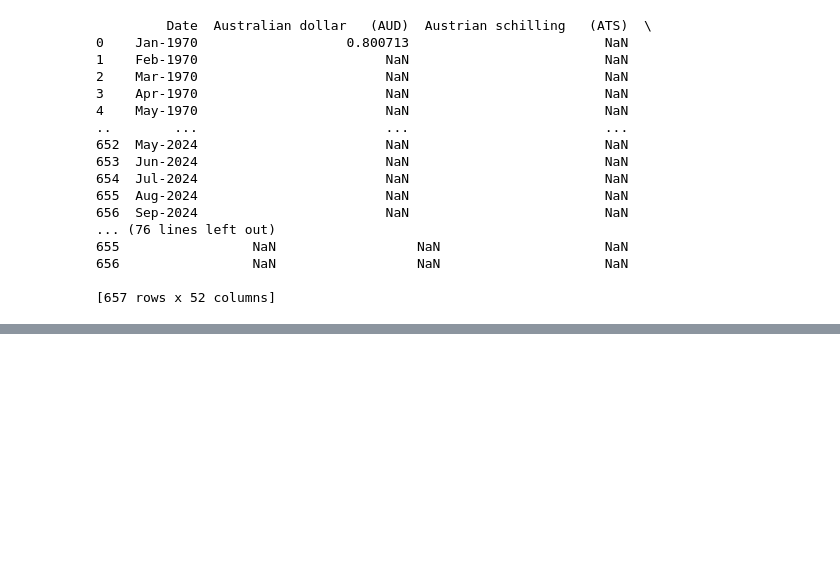
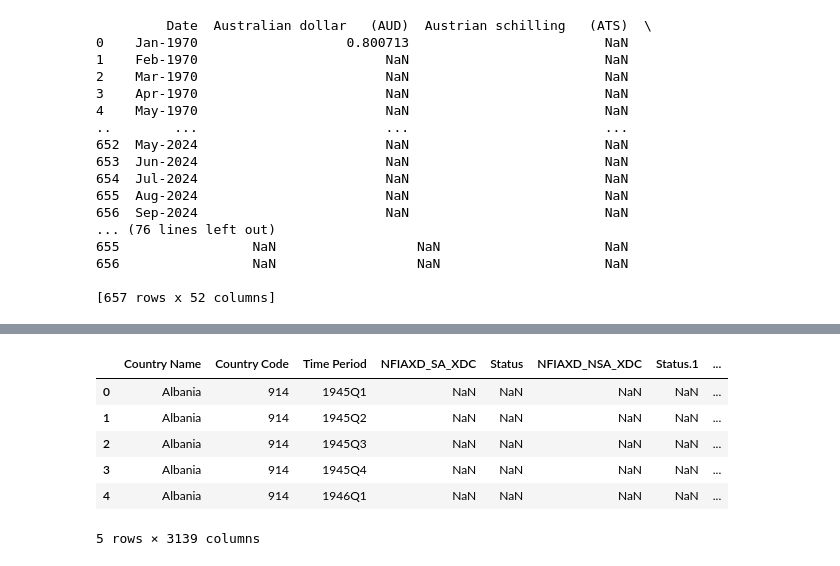
Before and after one commit to FleetHalf/Aditya-Thesis, a Jupyter notebook: Foreign Exchange.ipynb, the cells around one changed output, grey strips where cells are left out. Cells and saved outputs as stored; diff of their text form; code cells hidden in the pictures; blank space fills up the shorter version.

```diff
--- a/Foreign Exchange.ipynb
+++ b/Foreign Exchange.ipynb
@@ -175,0 +213,11 @@ print(monthly_avg)
+# %%
+ifs_data = pd.read_csv("C:\\Users\\AdityaTheEmp\\Desktop\\Cornell\\Data for the thesis\\International financial statistics data IMF.csv")
+ifs_data.head(5)
+# %% [output]
+|  | Country Name | Country Code | Time Period | NFIAXD_SA_XDC | Status | NFIAXD_NSA_XDC | Status.1 | ... |
+| 0 | Albania | 914 | 1945Q1 | NaN | NaN | NaN | NaN | ... |
+| 1 | Albania | 914 | 1945Q2 | NaN | NaN | NaN | NaN | ... |
+| 2 | Albania | 914 | 1945Q3 | NaN | NaN | NaN | NaN | ... |
+| 3 | Albania | 914 | 1945Q4 | NaN | NaN | NaN | NaN | ... |
+| 4 | Albania | 914 | 1946Q1 | NaN | NaN | NaN | NaN | ... |
+5 rows × 3139 columns
```
Also changed, not shown: parts of 10 cells of this notebook, 2 other files.
